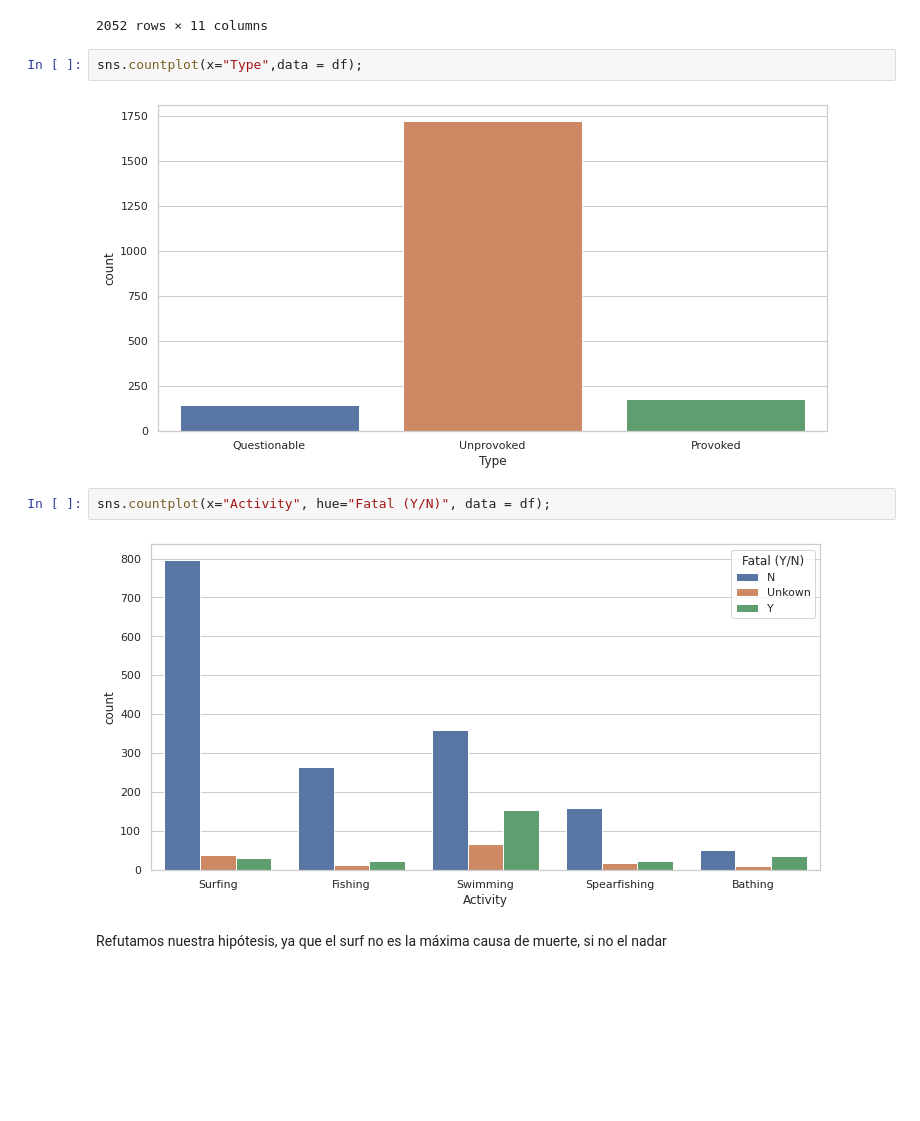
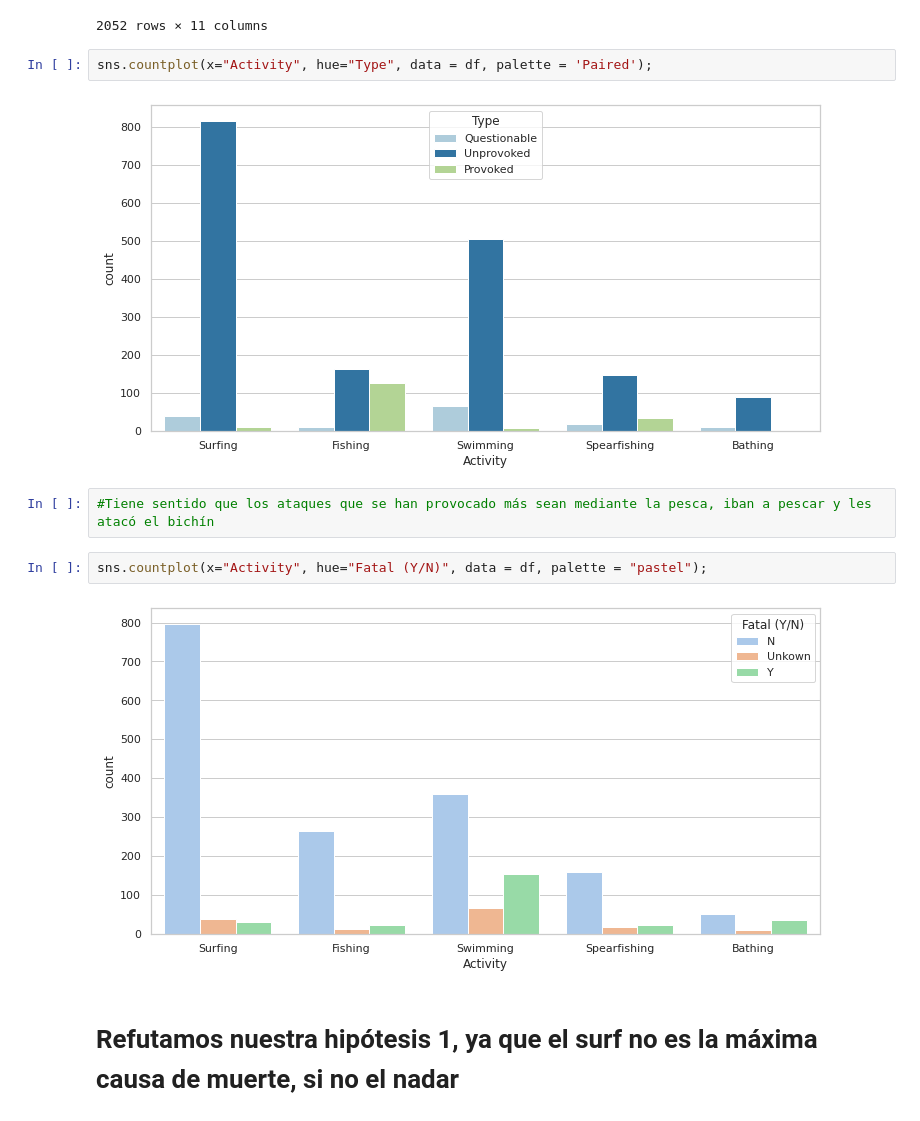
Before and after one commit to mariadelascotrina/Data-cleaning_Sharks, a Jupyter notebook: visualizar.ipynb, the cells around one changed output. Saved outputs shown, nothing was run; the diff lists cells and outputs as text; blank space fills up the shorter version.

```diff
--- a/visualizar.ipynb
+++ b/visualizar.ipynb
@@ -67,13 +69,15 @@ df
 | 2051 | 6299 | ND.0003 | 1900-1905 | Unprovoked | USA | Swimming | Y | NaN | 1700 | ... |
 2052 rows × 11 columns
 # %%
-sns.countplot(x="Type",data = df);
+sns.countplot(x="Activity", hue="Type", data = df, palette = 'Paired');
 # %% [output]
-[figure, old version]
+[figure, new version]
+# %%
+#Tiene sentido que los ataques que se han provocado más sean mediante la pesca, iban a pescar y les atacó el bichín
 # %%
-sns.countplot(x="Activity", hue="Fatal (Y/N)", data = df);
+sns.countplot(x="Activity", hue="Fatal (Y/N)", data = df, palette = "pastel");
 # %% [output]
-[figure, old version]
+[figure, new version]
 # %% [markdown]
-Refutamos nuestra hipótesis, ya que el surf no es la máxima causa de muerte, si no el nadar
+# Refutamos nuestra hipótesis 1, ya que el surf no es la máxima causa de muerte, si no el nadar
 # %%
```
Also changed, not shown: parts of 13 cells of this notebook, 2 other files.
